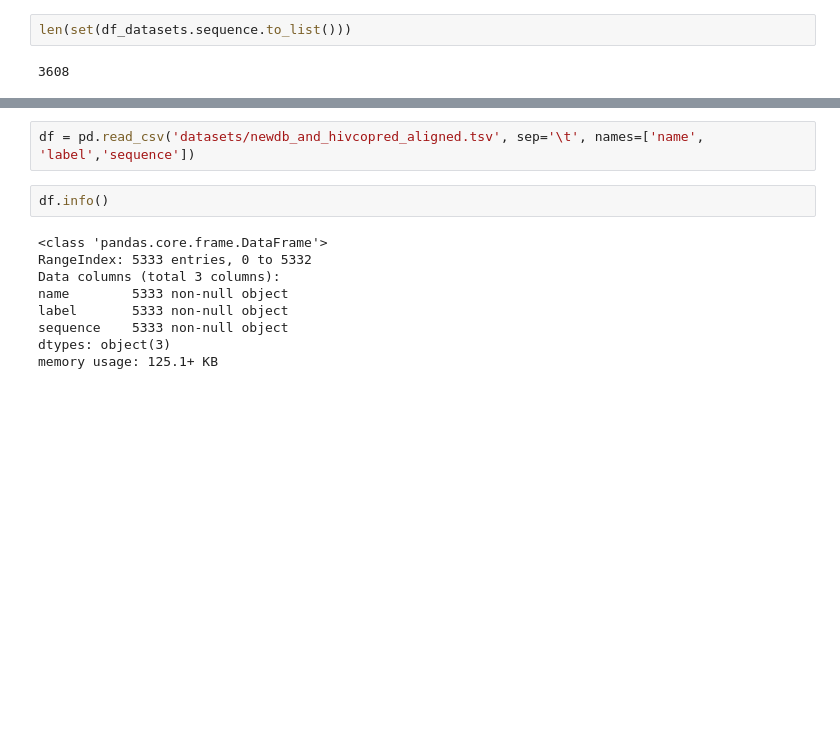
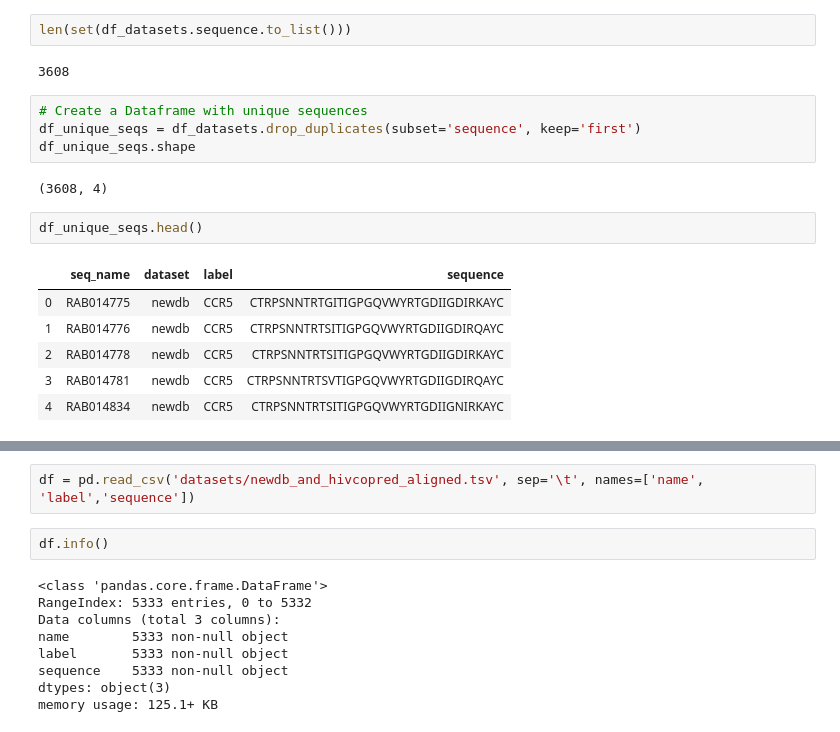
Before and after one commit to GabrielSGoncalves/DeepTropism, a Jupyter notebook: DeepTropism_study.ipynb, the cells around one changed output, grey strips where cells are left out. Saved outputs shown, nothing was run; the diff lists cells and outputs as text; blank space fills up the shorter version.

```diff
--- a/DeepTropism_study.ipynb
+++ b/DeepTropism_study.ipynb
@@ -223,3 +238,18 @@ df_datasets
 len(set(df_datasets.sequence.to_list()))
 # %% [output]
 3608
+# %%
+# Create a Dataframe with unique sequences
+df_unique_seqs = df_datasets.drop_duplicates(subset='sequence', keep='first')
+df_unique_seqs.shape
+# %% [output]
+(3608, 4)
+# %%
+df_unique_seqs.head()
+# %% [output]
+|  | seq_name | dataset | label | sequence |
+| 0 | RAB014775 | newdb | CCR5 | CTRPSNNTRTGITIGPGQVWYRTGDIIGDIRKAYC |
+| 1 | RAB014776 | newdb | CCR5 | CTRPSNNTRTSITIGPGQVWYRTGDIIGDIRQAYC |
+| 2 | RAB014778 | newdb | CCR5 | CTRPSNNTRTSITIGPGQVWYRTGDIIGDIRKAYC |
+| 3 | RAB014781 | newdb | CCR5 | CTRPSNNTRTSVTIGPGQVWYRTGDIIGDIRQAYC |
+| 4 | RAB014834 | newdb | CCR5 | CTRPSNNTRTSITIGPGQVWYRTGDIIGNIRKAYC |
```
Also changed, not shown: parts of 36 cells of this notebook, 6 other files.
